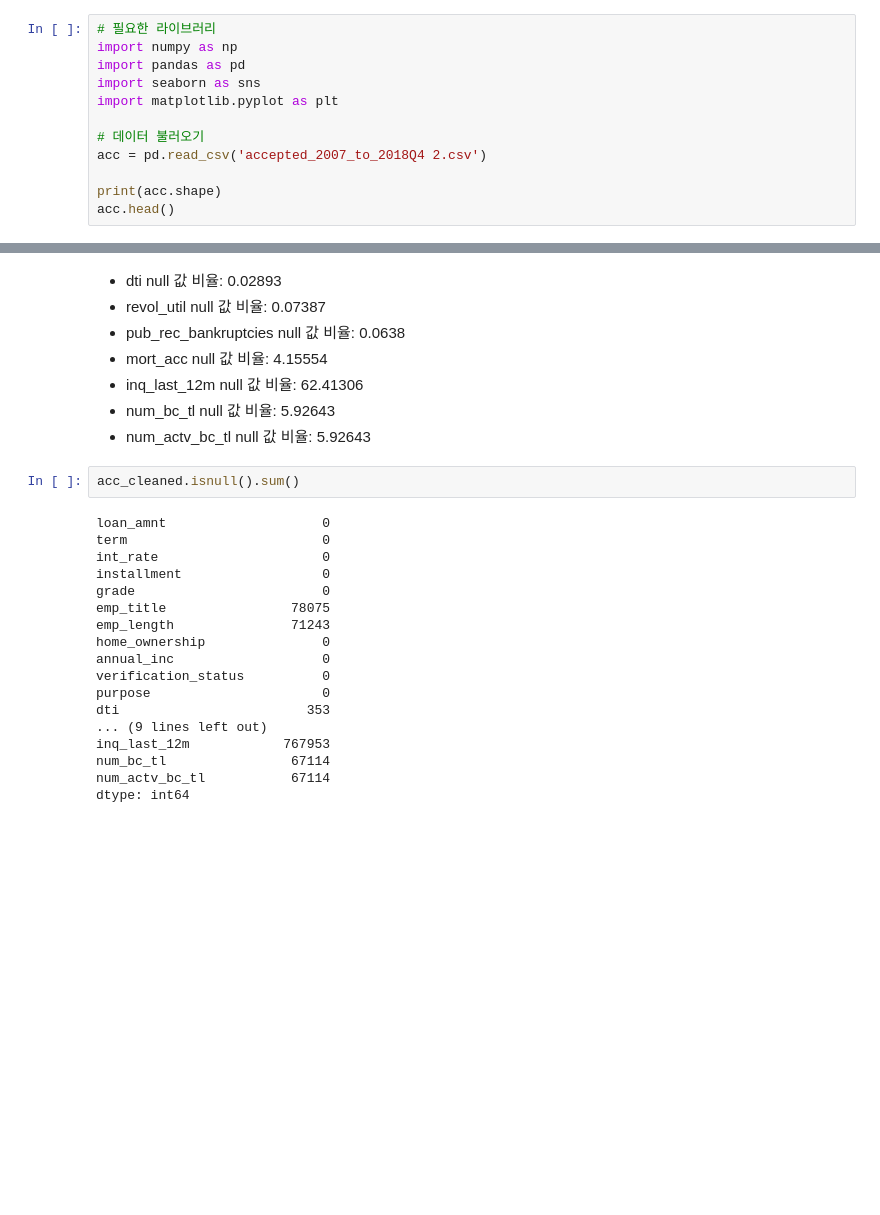
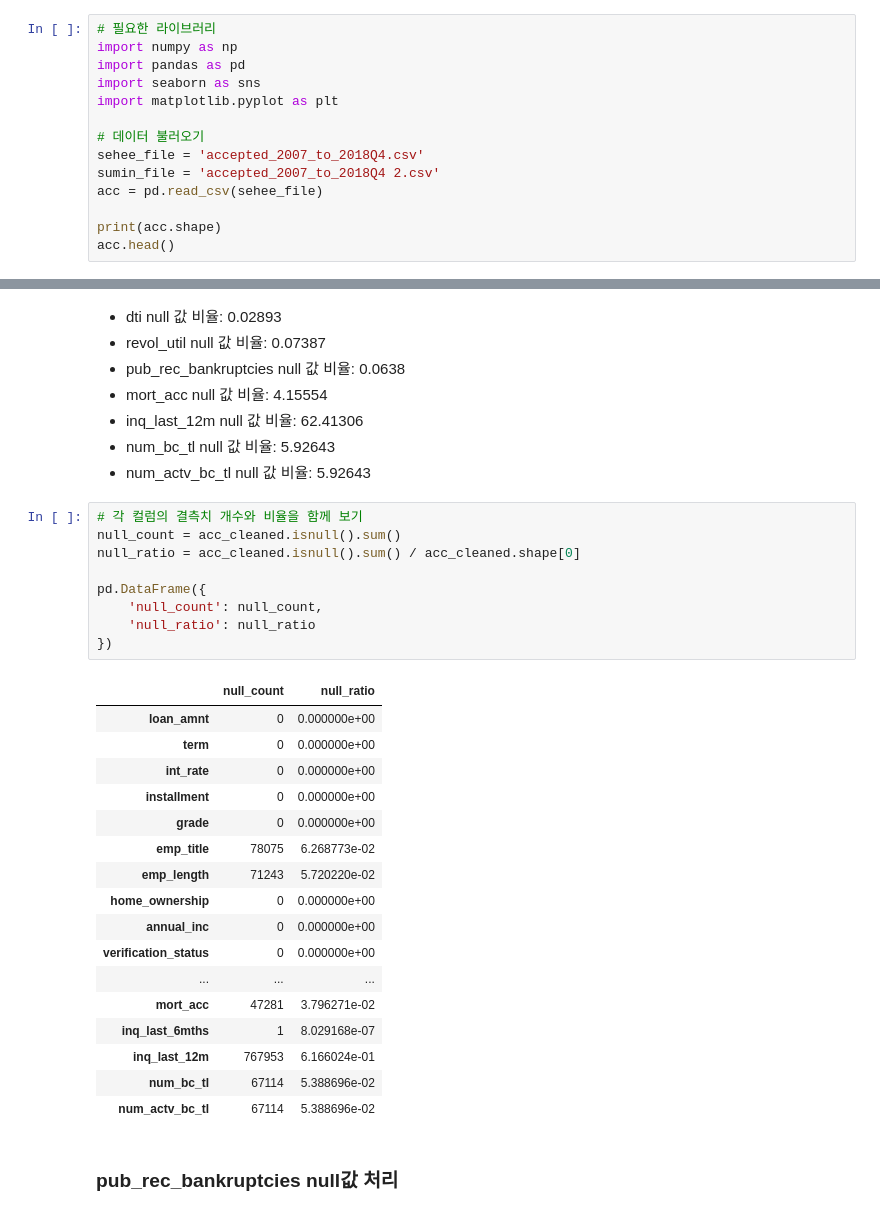
Before and after one commit to sese7414/LendingClub_project, a Jupyter notebook: merge_lending.ipynb, the cells around one changed output, grey strips where cells are left out. Drawn from its saved outputs; the diff is of its cells as text; blank space fills up the shorter version.

```diff
--- a/merge_lending.ipynb
+++ b/merge_lending.ipynb
@@ -8,7 +8,9 @@ import seaborn as sns
 import matplotlib.pyplot as plt
 
 # 데이터 불러오기
-acc = pd.read_csv('accepted_2007_to_2018Q4 2.csv')
+sehee_file = 'accepted_2007_to_2018Q4.csv'
+sumin_file = 'accepted_2007_to_2018Q4 2.csv'
+acc = pd.read_csv(sehee_file)
 
 print(acc.shape)
 acc.head()
@@ -492,22 +479,31 @@ Name: num_bc_tl, dtype: float64
 * num_bc_tl null 값 비율:  5.92643
 * num_actv_bc_tl null 값 비율:  5.92643
 # %%
-acc_cleaned.isnull().sum()
+# 각 컬럼의 결측치 개수와 비율을 함께 보기
+null_count = acc_cleaned.isnull().sum()
+null_ratio = acc_cleaned.isnull().sum() / acc_cleaned.shape[0]
+
+pd.DataFrame({
+    'null_count': null_count,
+    'null_ratio': null_ratio
+})
 # %% [output]
-loan_amnt                    0
-term                         0
-int_rate                     0
-installment                  0
-grade                        0
-emp_title                78075
-emp_length               71243
-home_ownership               0
-annual_inc                   0
-verification_status          0
-purpose                      0
-dti                        353
-... (9 lines left out)
-inq_last_12m            767953
-num_bc_tl                67114
-num_actv_bc_tl           67114
-dtype: int64
+|  | null_count | null_ratio |
+| loan_amnt | 0 | 0.000000e+00 |
+| term | 0 | 0.000000e+00 |
+| int_rate | 0 | 0.000000e+00 |
+| installment | 0 | 0.000000e+00 |
+| grade | 0 | 0.000000e+00 |
+| emp_title | 78075 | 6.268773e-02 |
+| emp_length | 71243 | 5.720220e-02 |
+| home_ownership | 0 | 0.000000e+00 |
+| annual_inc | 0 | 0.000000e+00 |
+| verification_status | 0 | 0.000000e+00 |
+| ... | ... | ... |
+| mort_acc | 47281 | 3.796271e-02 |
+| inq_last_6mths | 1 | 8.029168e-07 |
+| inq_last_12m | 767953 | 6.166024e-01 |
+| num_bc_tl | 67114 | 5.388696e-02 |
+| num_actv_bc_tl | 67114 | 5.388696e-02 |
+# %% [markdown]
+### pub_rec_bankruptcies null값 처리
```
Also changed, not shown: parts of 13 cells of this notebook.
